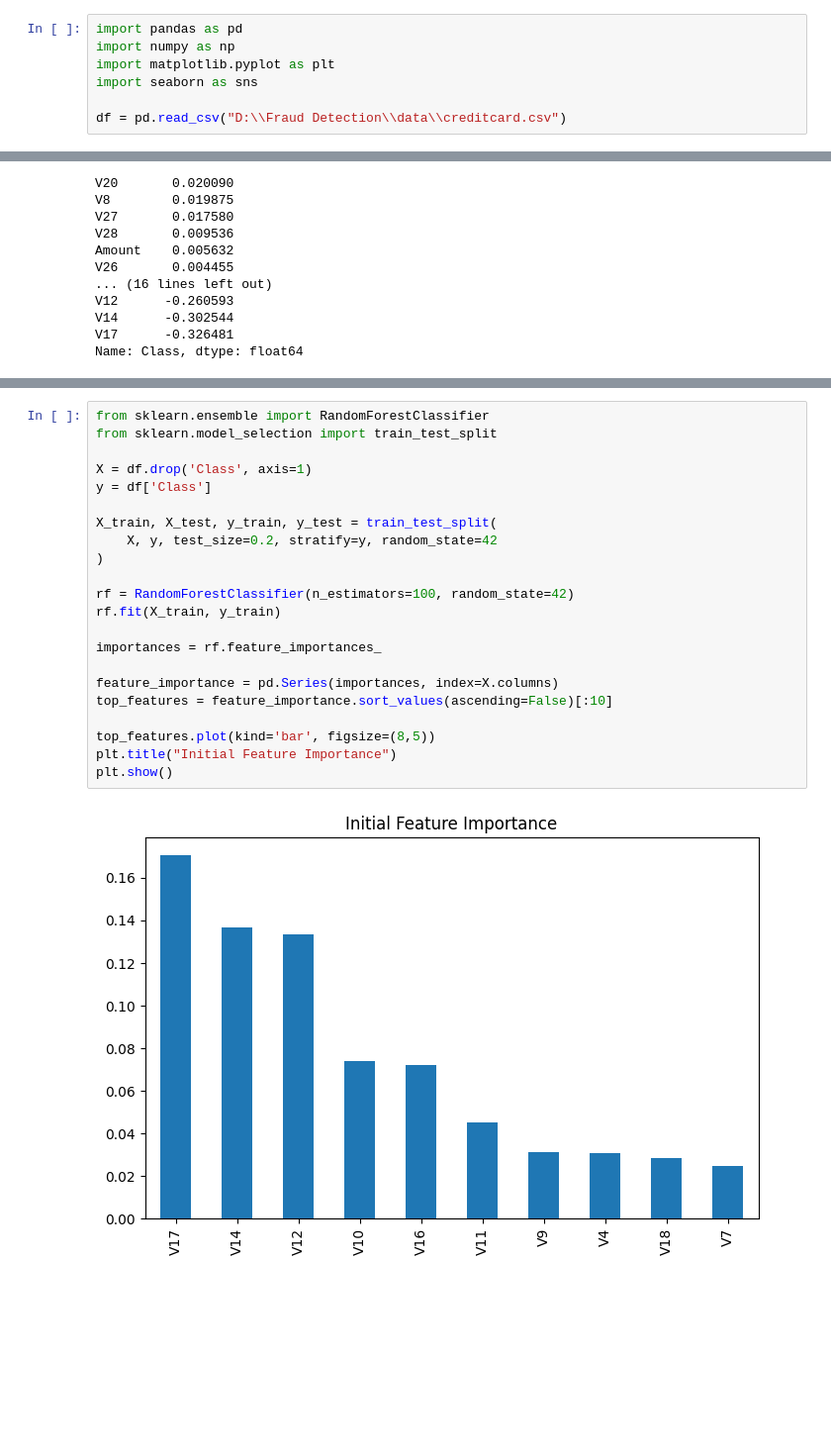
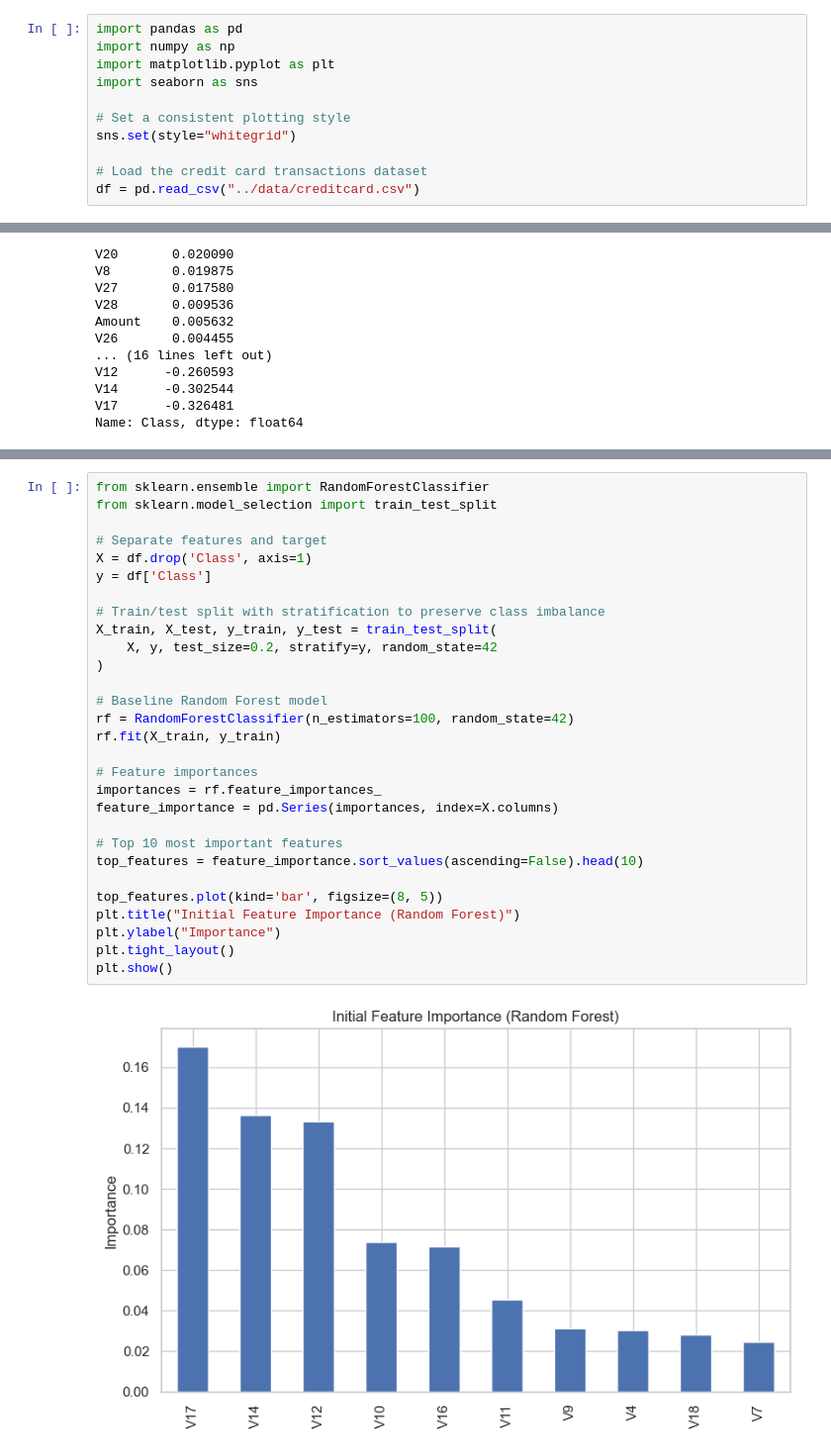
Before and after one commit to zeyadmohamedabdo/Fraud-Detection, a Jupyter notebook: notebooks/EDA.ipynb, the cells around one changed output, grey strips where cells are left out. Shown at 99% size. Saved outputs shown, nothing was run; the diff lists cells and outputs as text; blank space fills up the shorter version.

```diff
--- a/notebooks/EDA.ipynb
+++ b/notebooks/EDA.ipynb
@@ -4,4 +17,8 @@ import numpy as np
 import matplotlib.pyplot as plt
 import seaborn as sns
 
-df = pd.read_csv("D:\\Fraud Detection\\data\\creditcard.csv")
+# Set a consistent plotting style
+sns.set(style="whitegrid")
+
+# Load the credit card transactions dataset
+df = pd.read_csv("../data/creditcard.csv")
@@ -131,24 +196,31 @@ Number of outliers in 'Amount': 31904
 # %%
 from sklearn.ensemble import RandomForestClassifier
 from sklearn.model_selection import train_test_split
 
+# Separate features and target
 X = df.drop('Class', axis=1)
 y = df['Class']
 
+# Train/test split with stratification to preserve class imbalance
 X_train, X_test, y_train, y_test = train_test_split(
     X, y, test_size=0.2, stratify=y, random_state=42
 )
 
+# Baseline Random Forest model
 rf = RandomForestClassifier(n_estimators=100, random_state=42)
 rf.fit(X_train, y_train)
 
+# Feature importances
 importances = rf.feature_importances_
+feature_importance = pd.Series(importances, index=X.columns)
 
-feature_importance = pd.Series(importances, index=X.columns)
-top_features = feature_importance.sort_values(ascending=False)[:10]
+# Top 10 most important features
+top_features = feature_importance.sort_values(ascending=False).head(10)
 
-top_features.plot(kind='bar', figsize=(8,5))
-plt.title("Initial Feature Importance")
+top_features.plot(kind='bar', figsize=(8, 5))
+plt.title("Initial Feature Importance (Random Forest)")
+plt.ylabel("Importance")
+plt.tight_layout()
 plt.show()
 # %% [output]
-[figure, old version]
+[figure, new version]
```
Also changed, not shown: parts of 13 cells of this notebook, 3 other files.
